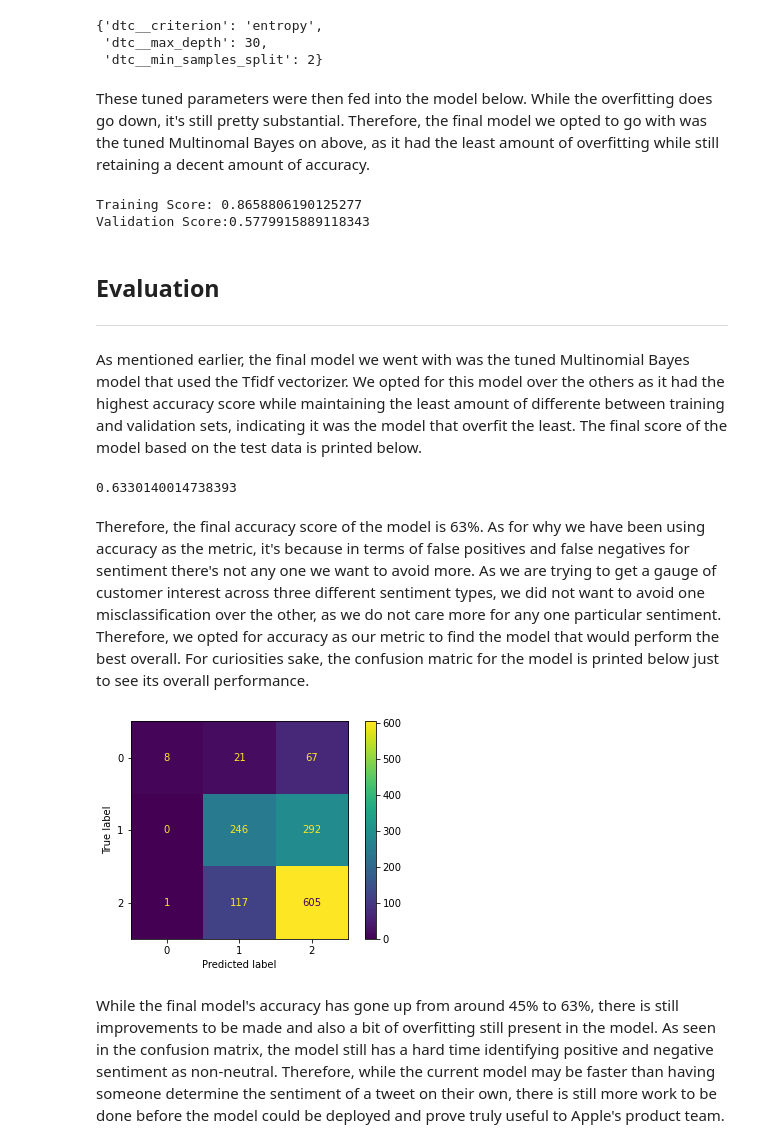
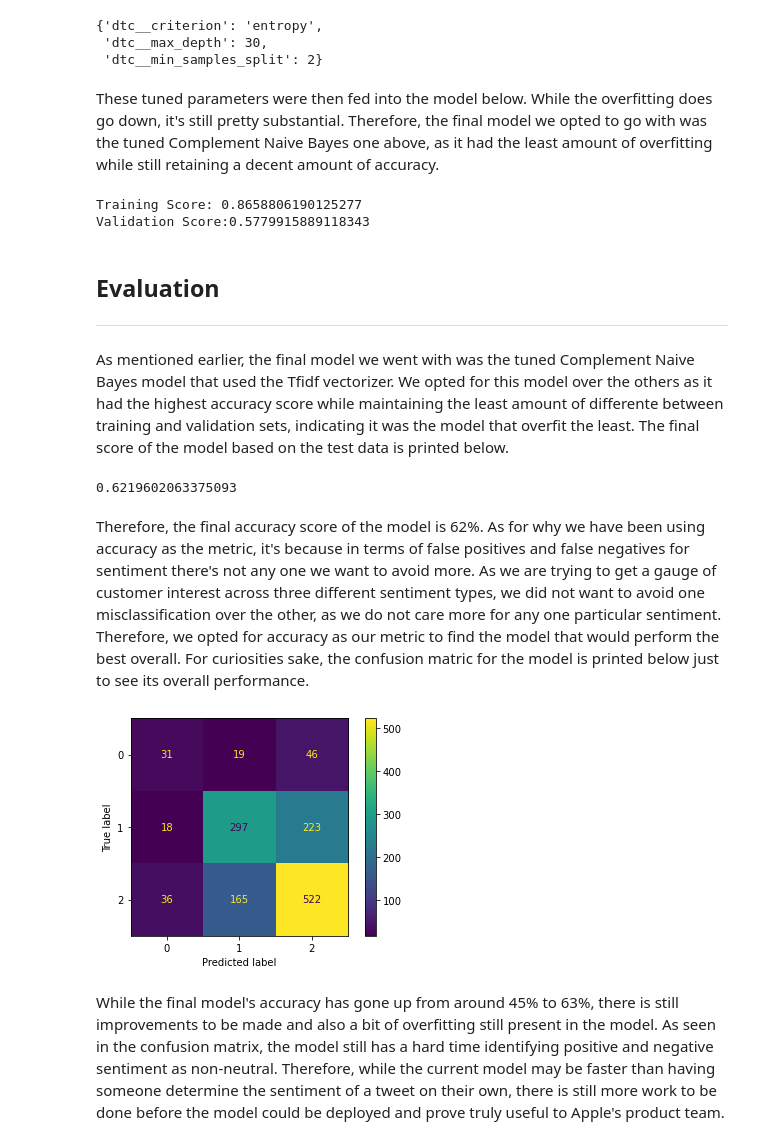
Before and after one commit to kelsklane/Apple_Tweet_Sentiment_NLP, a Jupyter notebook: Apple_Tweets_Sentiment.ipynb, the cells around one changed output. Saved outputs shown, nothing was run; the diff lists cells and outputs as text; code cells hidden in the pictures.

```diff
--- a/Apple_Tweets_Sentiment.ipynb
+++ b/Apple_Tweets_Sentiment.ipynb
@@ -104,3 +69,0 @@ This leaves us with 5,428 tweets to use in the analysis. As the column that desc
-# %%
-#Drops column
-tweets = tweets.drop('emotion_in_tweet_is_directed_at', axis = 1)
@@ -109,9 +70 @@ Finally, for legibility we changed the column with the sentiment ('is_there_an_e
-# %%
-#Saves values to new columm and drops the old one
-tweets['label'] = tweets['is_there_an_emotion_directed_at_a_brand_or_product']
-tweets = tweets.drop('is_there_an_emotion_directed_at_a_brand_or_product', axis = 1)
-
-#Reassigns the sentiment labels to numbers
-tweets.label = tweets.label.map({'Negative emotion' : 0, 'Positive emotion': 1,
-                                 'No emotion toward brand or product': 2})
 # %% [markdown]
@@ -171,7 +124,7 @@ def exc_que_count(tweet):
     return count
 
 #Adds !? count column to the tweets
-tweets['capital_letter_ratio'] = tweets['tweet_text'].apply(capital_letter_ratio)
+tweets['exc_que_count'] = tweets['tweet_text'].apply(exc_que_count)
 # %% [markdown]
 There is one tweet in the dataset with a null tweet value, so this lone row is dropped below.
 # %%
@@ -351,0 +316,22 @@ Validation Score:0.6327721921586952
+# %%
+from sklearn.naive_bayes import ComplementNB
+
+y = tweets['label']
+X = tweets.drop('label', axis = 1)
+X_train, X_test, y_train, y_test = train_test_split(X, y, random_state = 213)
+
+tfidf_vec = ColumnTransformer([
+    ('tfidf', TfidfVectorizer(encoding = 'iso-8859-1', lowercase = False, tokenizer = tweet_tokenizer,
+                             max_df = .5, max_features = 4000), 'tweet_text'),
+    ('ohe', OneHotEncoder(), ['what_product'])],
+    remainder = 'passthrough')
+
+final = imbpipeline(steps=[
+    ('preproc', tfidf_vec),
+    ('mnb', ComplementNB())
+])
+
+final.fit(X_train, y_train)
+print("Training Score:", final.score(X_train, y_train))
+scores = np.mean(cross_val_score(final, X_train, y_train, cv=5))
+print("Validation Score:" + str(scores))
@@ -394,7 +383,7 @@ search.best_params_
  'dtc__max_depth': 30,
  'dtc__min_samples_split': 2}
 # %% [markdown]
-These tuned parameters were then fed into the model below. While the overfitting does go down, it's still pretty substantial. Therefore, the final model we opted to go with was the tuned Multinomal Bayes on above, as it had the least amount of overfitting while still retaining a decent amount of accuracy.
+These tuned parameters were then fed into the model below. While the overfitting does go down, it's still pretty substantial. Therefore, the final model we opted to go with was the tuned Complement Naive Bayes one above, as it had the least amount of overfitting while still retaining a decent amount of accuracy.
 # %%
 #Adjusts the model in the pipeline to include new parameters
 apple_dt_tuned = imbpipeline(steps=[
@@ -414,22 +403,22 @@ Validation Score:0.5779915889118343
 # %% [markdown]
 ## Evaluation
 ---
-As mentioned earlier, the final model we went with was the tuned Multinomial Bayes model that used the Tfidf vectorizer. We opted for this model over the others as it had the highest accuracy score while maintaining the least amount of differente between training and validation sets, indicating it was the model that overfit the least. The final score of the model based on the test data is printed below.
+As mentioned earlier, the final model we went with was the tuned Complement Naive Bayes model that used the Tfidf vectorizer. We opted for this model over the others as it had the highest accuracy score while maintaining the least amount of differente between training and validation sets, indicating it was the model that overfit the least. The final score of the model based on the test data is printed below.
 # %%
-apple_tuned.score(X_test, y_test)
+final.score(X_test, y_test)
 # %% [output]
-0.6330140014738393
+0.6219602063375093
 # %% [markdown]
-Therefore, the final accuracy score of the model is 63%. As for why we have been using accuracy as the metric, it's because in terms of false positives and false negatives for sentiment there's not any one we want to avoid more. As we are trying to get a gauge of customer interest across three different sentiment types, we did not want to avoid one misclassification over the other, as we do not care more for any one particular sentiment. Therefore, we opted for accuracy as our metric to find the model that would perform the best overall. For curiosities sake, the confusion matric for the model is printed below just to see its overall performance.
+Therefore, the final accuracy score of the model is 62%. As for why we have been using accuracy as the metric, it's because in terms of false positives and false negatives for sentiment there's not any one we want to avoid more. As we are trying to get a gauge of customer interest across three different sentiment types, we did not want to avoid one misclassification over the other, as we do not care more for any one particular sentiment. Therefore, we opted for accuracy as our metric to find the model that would perform the best overall. For curiosities sake, the confusion matric for the model is printed below just to see its overall performance.
 # %%
 from sklearn.metrics import ConfusionMatrixDisplay, confusion_matrix
 
-y_hat = apple_tuned.predict(X_test)
+y_hat = final.predict(X_test)
 cm = confusion_matrix(y_test, y_hat)
 cmdis = ConfusionMatrixDisplay(cm)
 cmdis.plot();
 # %% [output]
-[figure, old version]
+[figure, new version]
 # %% [markdown]
 While the final model's accuracy has gone up from around 45% to 63%, there is still improvements to be made and also a bit of overfitting still present in the model. As seen in the confusion matrix, the model still has a hard time identifying positive and negative sentiment as non-neutral. Therefore, while the current model may be faster than having someone determine the sentiment of a tweet on their own, there is still more work to be done before the model could be deployed and prove truly useful to Apple's product team.
 # %% [markdown]
```
Also changed, not shown: parts of 34 cells of this notebook, 1 other file.
